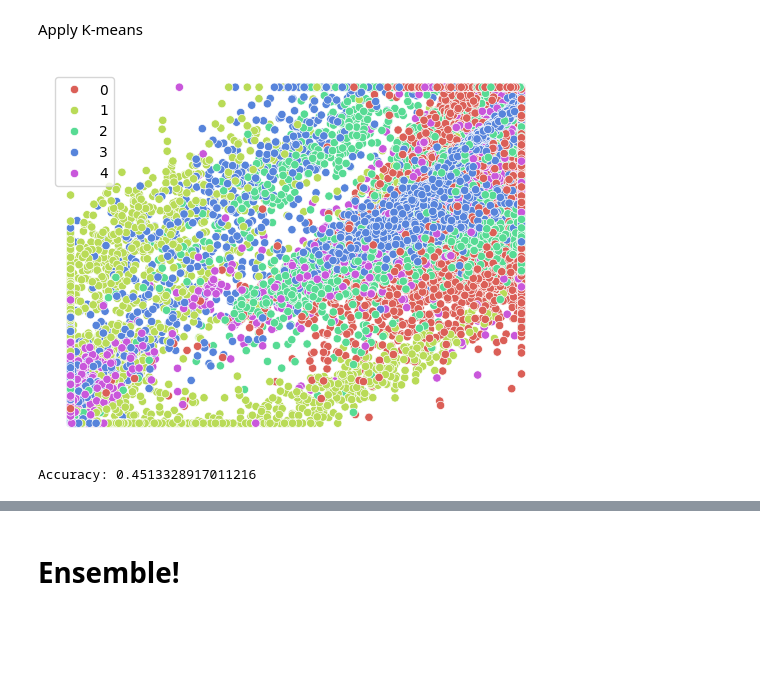
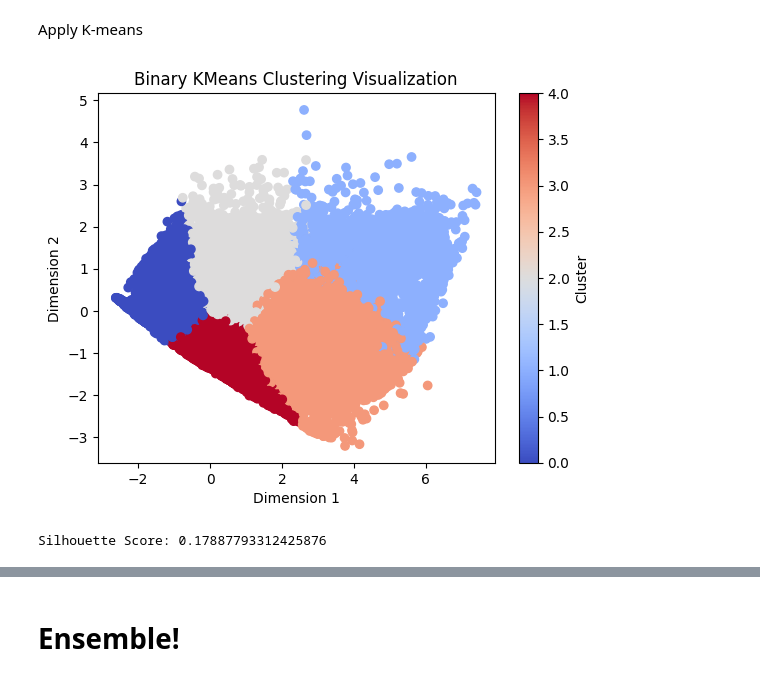
Before and after one commit to Mahim-SOL/ML_intern_task_SOL, a Jupyter notebook: Learning_task_of_SOL.ipynb, the cells around one changed output, grey strips where cells are left out. Saved outputs shown, nothing was run; the diff lists cells and outputs as text; code cells hidden in the pictures; blank space fills up the shorter version.

```diff
--- a/Learning_task_of_SOL.ipynb
+++ b/Learning_task_of_SOL.ipynb
@@ -104,8 +119,8 @@ Giving name to the columns
 # Giving name to the columns
 #df_train, df_test
 
-m,n = df1.shape
-#m,n = df2.shape
+#m,n = df1.shape
+m,n = df2.shape
 print(m,n)
 col_name = []
 for i in range(n):
@@ -113,6 +128,6 @@ for i in range(n):
         col_name.append('target')
     else:
         col_name.append('feature'+str(i))
-df1.columns = col_name
-#df2.columns = col_name
+#df1.columns = col_name
+df2.columns = col_name
 # %% [output]
@@ -1001,22 +1016,23 @@ Apply K-means
 kmeans = KMeans(n_clusters=5, random_state=42, init = 'k-means++')
 # %%
 labels = kmeans.fit_predict(df1_drop)
-# %%
-def show_clusters(data, cluster_labels):
-    palette = sns.color_palette('hls', n_colors=5)
-    sns.scatterplot(x=data.iloc[:, 0], y=data.iloc[:, 1], hue=cluster_labels, palette=palette)
-
-    plt.axis('off')
-
-    plt.show()
-
-show_clusters(df1_drop, labels)
-# %% [output]
-[figure, removed]
+# %%
+pca = PCA(n_components=2, random_state=42)
+# %%
+reduce_features = pca.fit_transform(df1_drop)
+# %%
+plt.scatter(reduce_features[:, 0], reduce_features[:, 1], c=labels, cmap='coolwarm')
+plt.title('Binary KMeans Clustering Visualization')
+plt.xlabel('Dimension 1')
+plt.ylabel('Dimension 2')
+plt.colorbar(label='Cluster')
+plt.show()
+# %% [output]
+[figure, added]
+# %%
+silhouette_avg = silhouette_score(df1_drop, labels)
+print(f"Silhouette Score: {silhouette_avg}")
+# %% [output]
+Silhouette Score: 0.17887793312425876
 # %%
 labels2 = kmeans.fit_predict(df2_drop)
-# %%
-accuracy = accuracy_score(df1_labels, labels)
-print(f"Accuracy: {accuracy}")
-# %% [output]
-Accuracy: 0.4513328917011216
```
Also changed, not shown: parts of 18 cells of this notebook, 1 other file.
